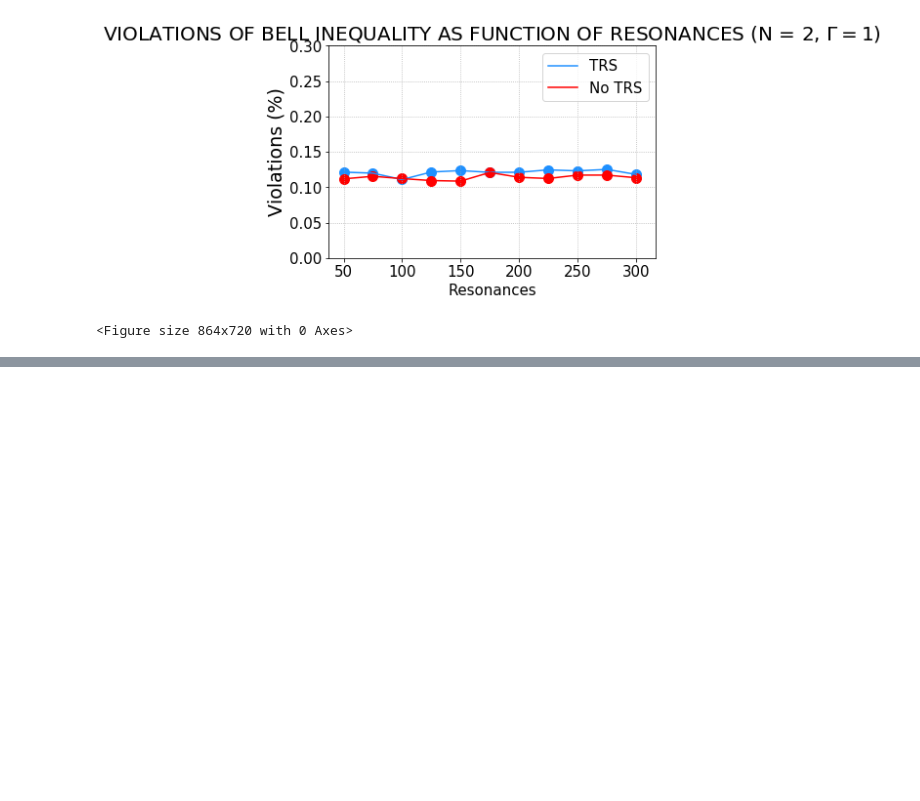
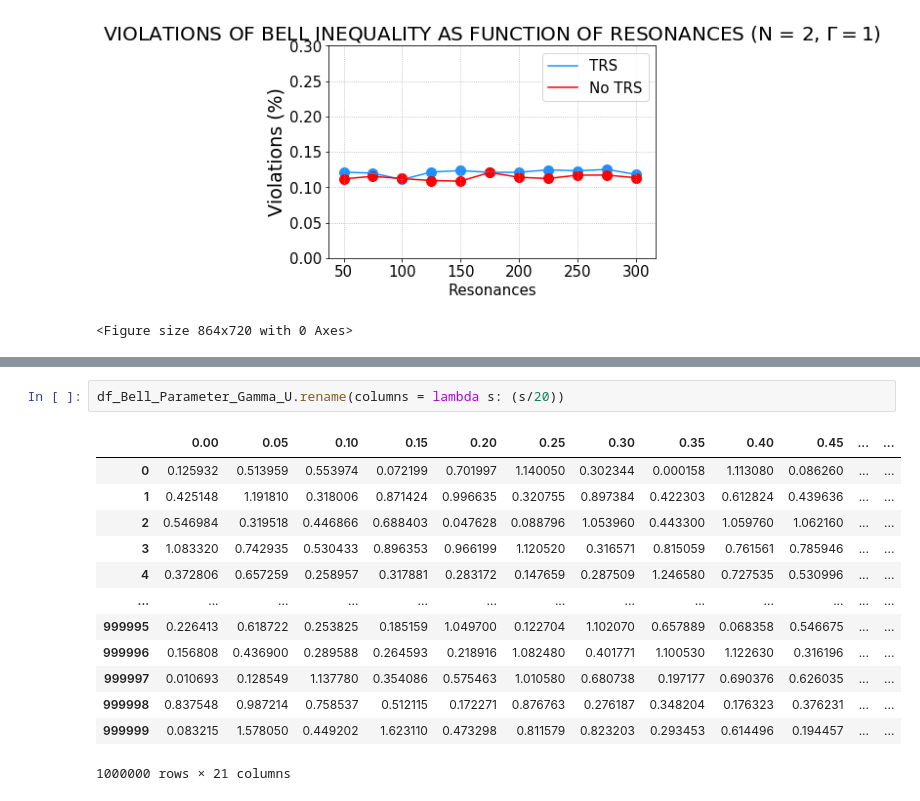
Before and after one commit to Rafffaelb/Schrodinger_Billiard, a Jupyter notebook: WignerDyson/Data_Analysis/Bell_Parameter.ipynb, the cells around one changed output, grey strips where cells are left out. Cells and saved outputs as stored; diff of their text form; blank space fills up the shorter version.

```diff
--- a/WignerDyson/Data_Analysis/Bell_Parameter.ipynb
+++ b/WignerDyson/Data_Analysis/Bell_Parameter.ipynb
@@ -116,0 +136,16 @@ plt.figure(figsize = (12,10))
+# %%
+df_Bell_Parameter_Gamma_U.rename(columns = lambda s: (s/20))
+# %% [output]
+|  | 0.00 | 0.05 | 0.10 | 0.15 | 0.20 | 0.25 | 0.30 | 0.35 | 0.40 | 0.45 | ... | ... |
+| 0 | 0.125932 | 0.513959 | 0.553974 | 0.072199 | 0.701997 | 1.140050 | 0.302344 | 0.000158 | 1.113080 | 0.086260 | ... | ... |
+| 1 | 0.425148 | 1.191810 | 0.318006 | 0.871424 | 0.996635 | 0.320755 | 0.897384 | 0.422303 | 0.612824 | 0.439636 | ... | ... |
+| 2 | 0.546984 | 0.319518 | 0.446866 | 0.688403 | 0.047628 | 0.088796 | 1.053960 | 0.443300 | 1.059760 | 1.062160 | ... | ... |
+| 3 | 1.083320 | 0.742935 | 0.530433 | 0.896353 | 0.966199 | 1.120520 | 0.316571 | 0.815059 | 0.761561 | 0.785946 | ... | ... |
+| 4 | 0.372806 | 0.657259 | 0.258957 | 0.317881 | 0.283172 | 0.147659 | 0.287509 | 1.246580 | 0.727535 | 0.530996 | ... | ... |
+| ... | ... | ... | ... | ... | ... | ... | ... | ... | ... | ... | ... | ... |
+| 999995 | 0.226413 | 0.618722 | 0.253825 | 0.185159 | 1.049700 | 0.122704 | 1.102070 | 0.657889 | 0.068358 | 0.546675 | ... | ... |
+| 999996 | 0.156808 | 0.436900 | 0.289588 | 0.264593 | 0.218916 | 1.082480 | 0.401771 | 1.100530 | 1.122630 | 0.316196 | ... | ... |
+| 999997 | 0.010693 | 0.128549 | 1.137780 | 0.354086 | 0.575463 | 1.010580 | 0.680738 | 0.197177 | 0.690376 | 0.626035 | ... | ... |
+| 999998 | 0.837548 | 0.987214 | 0.758537 | 0.512115 | 0.172271 | 0.876763 | 0.276187 | 0.348204 | 0.176323 | 0.376231 | ... | ... |
+| 999999 | 0.083215 | 1.578050 | 0.449202 | 1.623110 | 0.473298 | 0.811579 | 0.823203 | 0.293453 | 0.614496 | 0.194457 | ... | ... |
+1000000 rows × 21 columns
```
Also changed, not shown: parts of 5 cells of this notebook, 13 other files.
